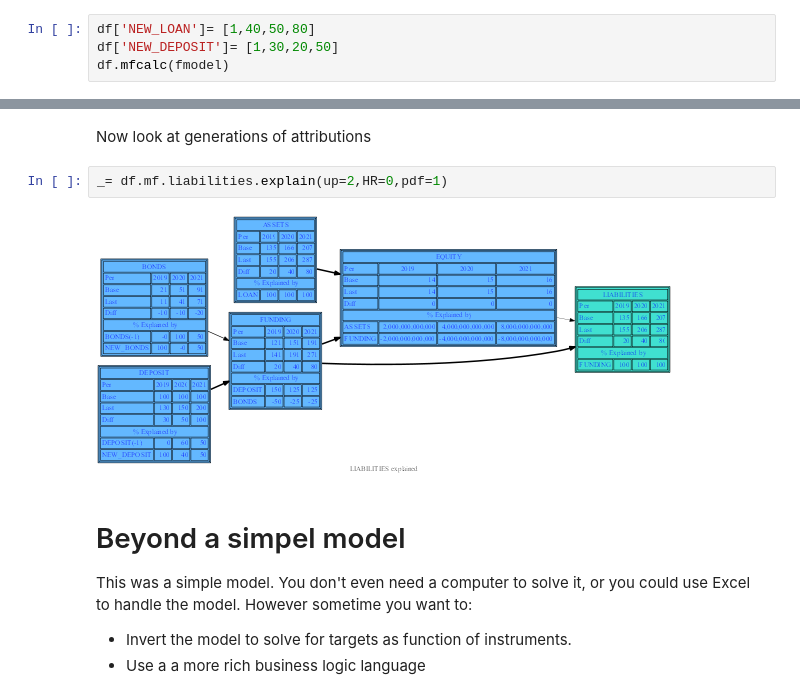
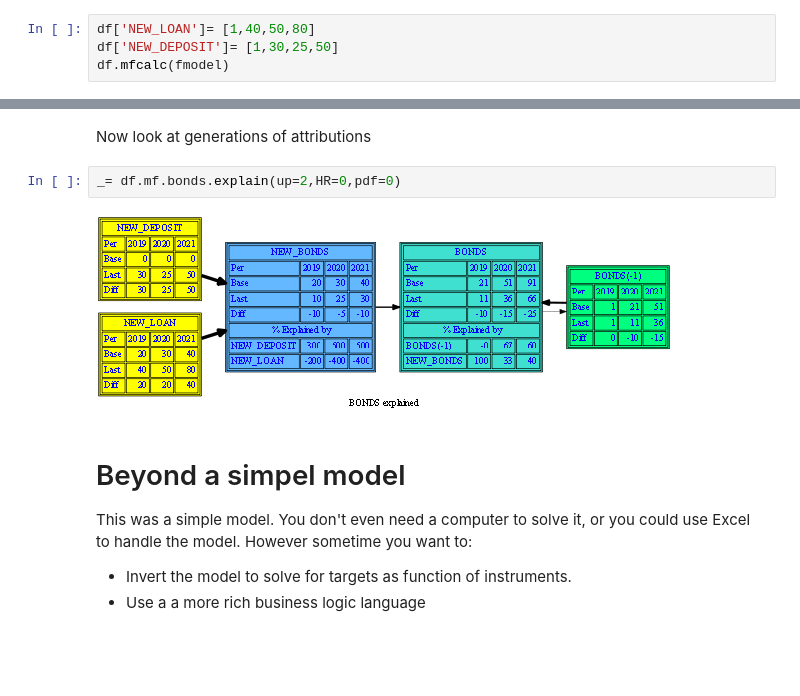
Before and after one commit to IbHansen/modelflow, a Jupyter notebook: ModelFlow, extend DataFrame.ipynb, the cells around one changed output, grey strips where cells are left out. Cells and saved outputs as stored; diff of their text form; blank space fills up the shorter version.

```diff
--- a/ModelFlow, extend DataFrame.ipynb
+++ b/ModelFlow, extend DataFrame.ipynb
@@ -101,7 +103,7 @@ This makes it a powerful tool for model and result analysis.
 First we update some exogenous variables (variables which are only on the right hand side of the model). Then we run the model again.
 # %%
 df['NEW_LOAN']= [1,40,50,80]
-df['NEW_DEPOSIT']= [1,30,20,50]
+df['NEW_DEPOSIT']= [1,30,25,50]
 df.mfcalc(fmodel)
 # %% [output]
 Will start calculating: testmodel
@@ -190,9 +192,9 @@ residual = \Omega f_a + \Omega f_b -(y_1 - y_0)
 # %% [markdown]
 Now look at generations of attributions
 # %%
-_= df.mf.liabilities.explain(up=2,HR=0,pdf=1)
+_= df.mf.bonds.explain(up=2,HR=0,pdf=0)
 # %% [output]
-[figure, old version]
+[figure, new version]
 # %% [markdown]
 # Beyond a simpel model
 
```
Also changed, not shown: parts of 7 cells of this notebook.
